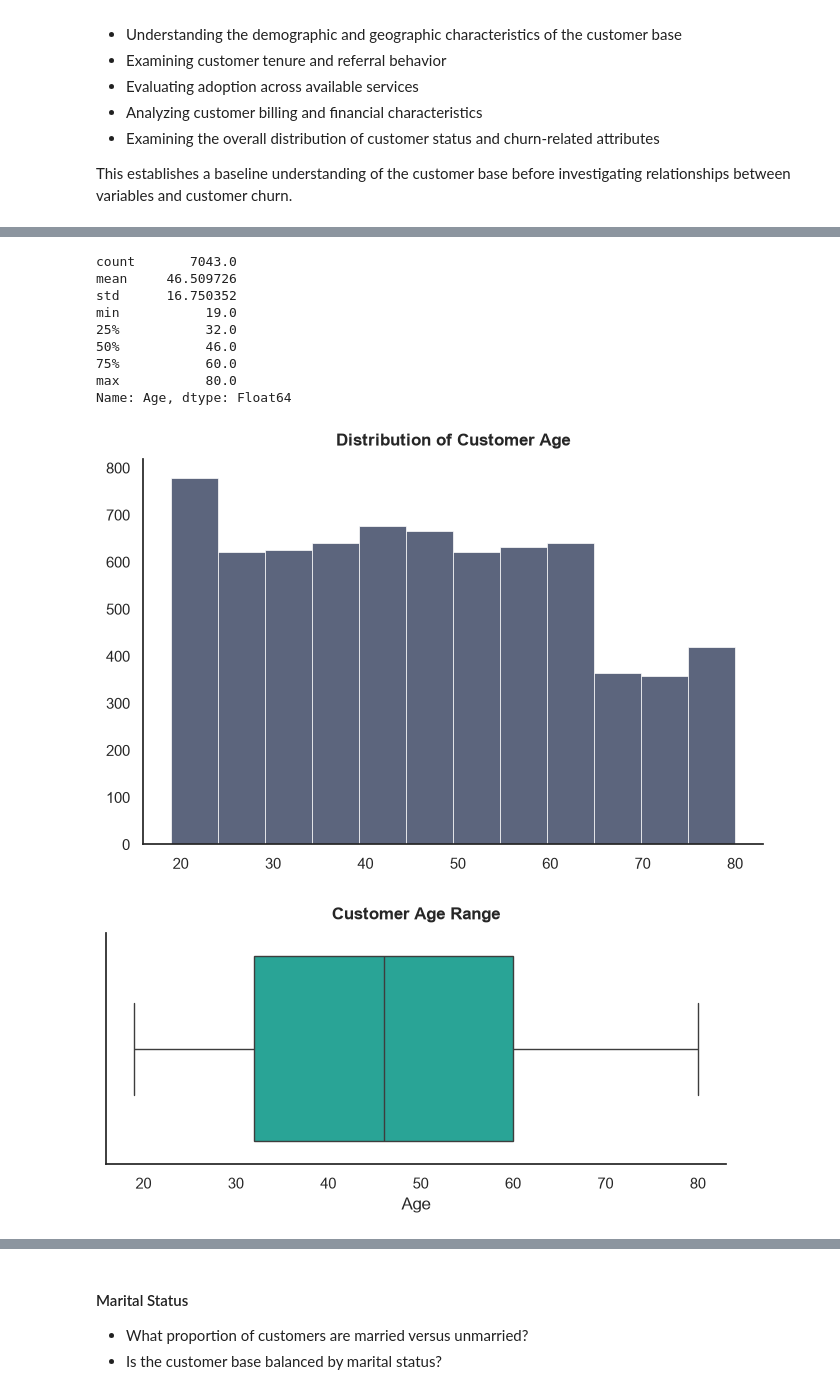
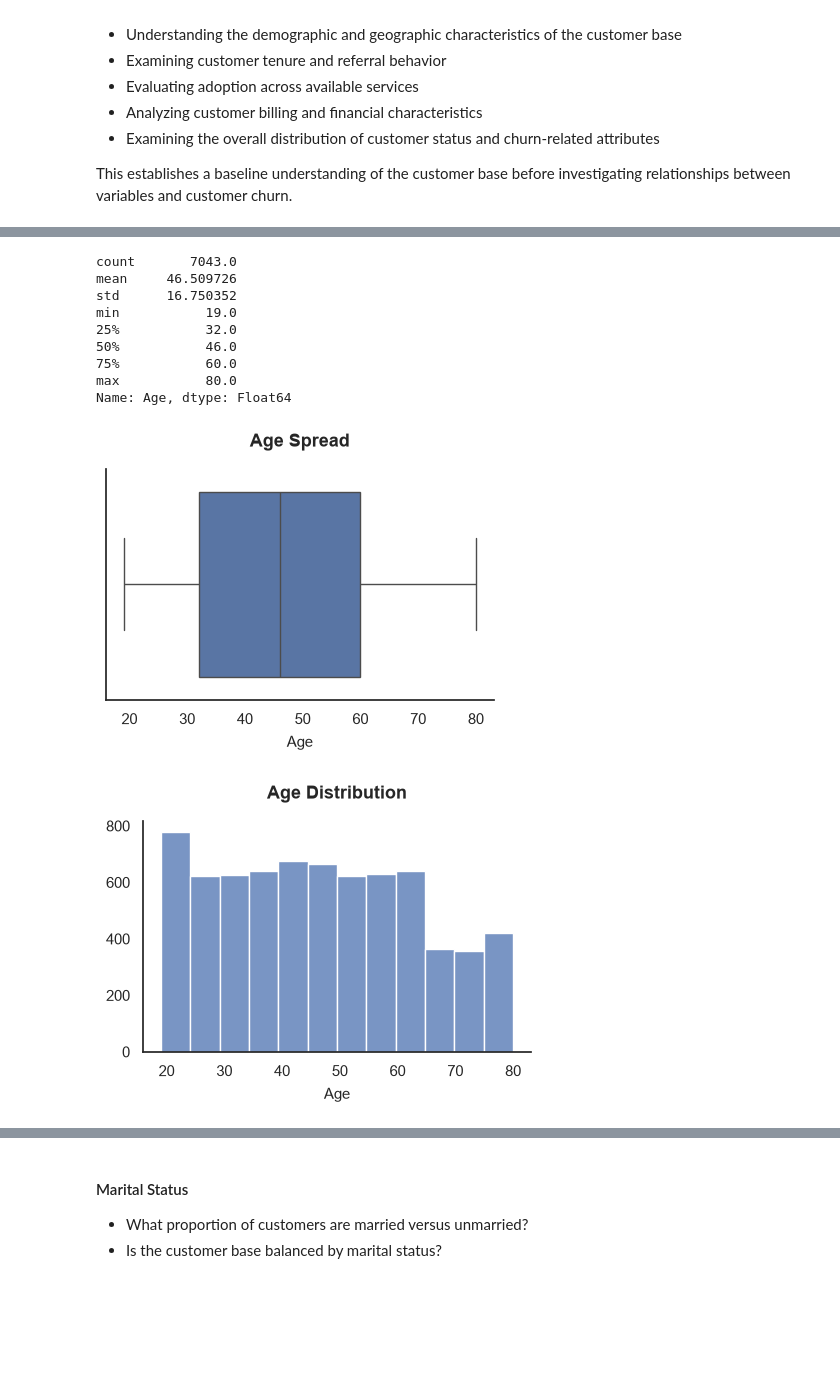
Before and after one commit to pendergataxel/telecom-customer-churn-analysis, a Jupyter notebook: notebooks/02_univariate_analysis.ipynb, the cells around one changed output, grey strips where cells are left out. Saved outputs shown, nothing was run; the diff lists cells and outputs as text; code cells hidden in the pictures; blank space fills up the shorter version.

```diff
--- a/notebooks/02_univariate_analysis.ipynb
+++ b/notebooks/02_univariate_analysis.ipynb
@@ -24,15 +24,16 @@ import seaborn as sns
 churn_df = pd.read_parquet('../data/processed/telecom_customer_churn_clean.parquet')
 # %%
 # Set visualization settings
-sns.set_theme(style='white', context='notebook')
+sns.set_theme(style='white',
+              context='notebook',
+              palette='deep')
+
+plt.rcParams['figure.figsize'] = (5, 3)
+plt.rcParams['axes.titleweight'] = 'bold'
+plt.rcParams['axes.titlepad'] = 16
+plt.rcParams['axes.titlesize'] = 13
+plt.rcParams['axes.labelsize'] = 11
+plt.rcParams['axes.labelpad'] = 6
 plt.rcParams['axes.spines.top'] = False
 plt.rcParams['axes.spines.right'] = False
-
-colors = {
-    'blue': '#1E3A8A',
-    'berry': '#D1345B',
-    'teal': "#14B8A6",
-    'darkblue': '#263252',
-    'red': '#ff3f34'
-}
 # %% [markdown]
@@ -83,5 +85,12 @@ plt.show()
 # %%
-churn_df['Age'].describe()
+display(churn_df['Age'].describe())
+
+sns.boxplot(
+    churn_df,
+    x='Age'
+)
+
+plt.title('Age Spread');
 # %% [output]
 count       7043.0
 mean     46.509726
@@ -92,33 +101,16 @@ min           19.0
 75%           60.0
 max           80.0
 Name: Age, dtype: Float64
+[figure, added]
 # %%
-plt.figure(figsize=(8, 5))
-
 sns.histplot(
     churn_df,
     x='Age',
-    binwidth=5,
-    color=colors['darkblue'],
-    linewidth=0.5
+    binwidth=5
 )
 
-plt.title('Distribution of Customer Age', pad=10, fontweight='bold')
-plt.xlabel('')
+plt.title('Age Distribution')
 plt.ylabel('')
-plt.show()
+plt.xlabel('Age');
 # %% [output]
-[figure, old version]
+[figure, new version]
-# %%
-plt.figure(figsize=(8, 3))
-
-sns.boxplot(
-    churn_df,
-    x='Age',
-    color=colors['teal']
-)
-
-plt.title('Customer Age Range', pad=10, fontweight='bold')
-plt.show()
-# %% [output]
-[figure, removed]
```
Also changed, not shown: parts of 59 cells of this notebook.
